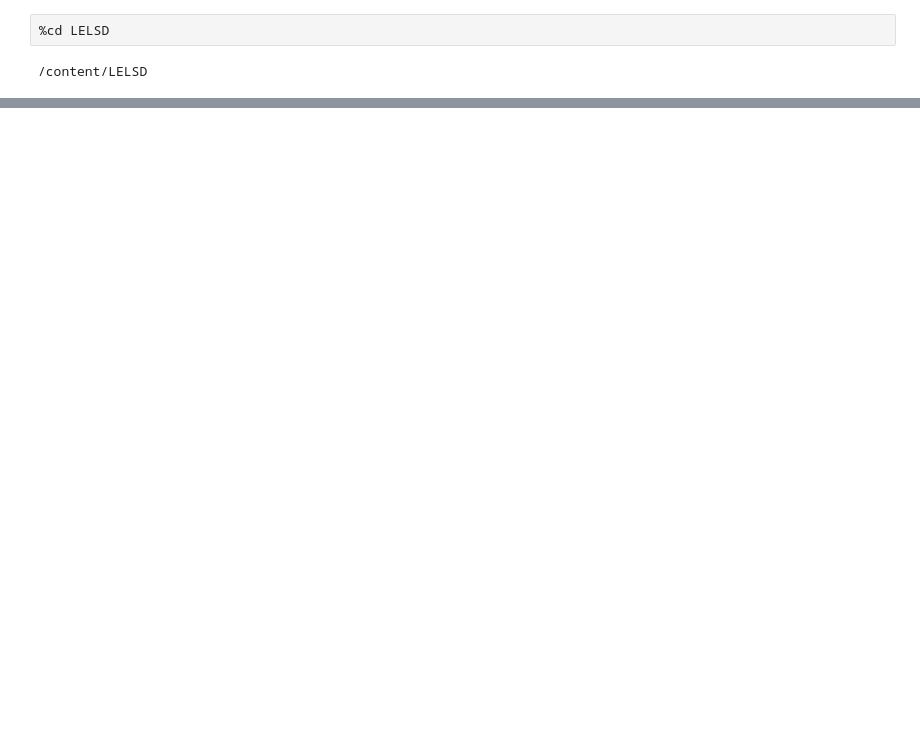
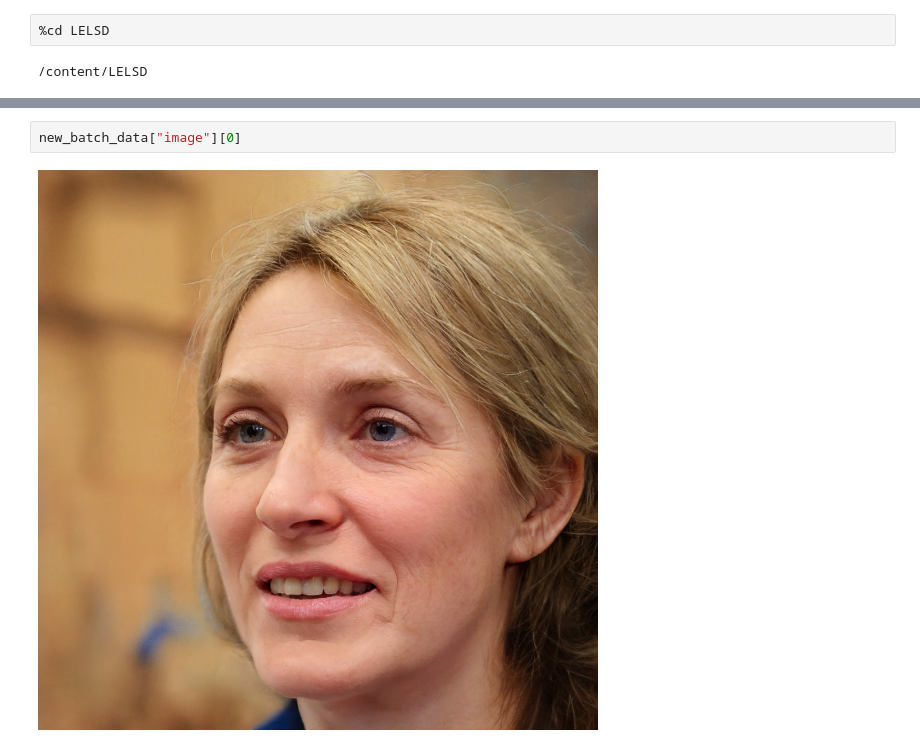
Before and after one commit to IVRL/LELSD, a Jupyter notebook: notebooks/experiment1.ipynb, the cells around one changed output, grey strips where cells are left out. Saved outputs shown, nothing was run; the diff lists cells and outputs as text; blank space fills up the shorter version.

```diff
--- a/notebooks/experiment1.ipynb
+++ b/notebooks/experiment1.ipynb
@@ -94,0 +83,4 @@ plt.imshow(image.astype(int), )
+# %%
+new_batch_data["image"][0]
+# %% [output]
+[figure, added]
```
Also changed, not shown: parts of 14 cells of this notebook.
